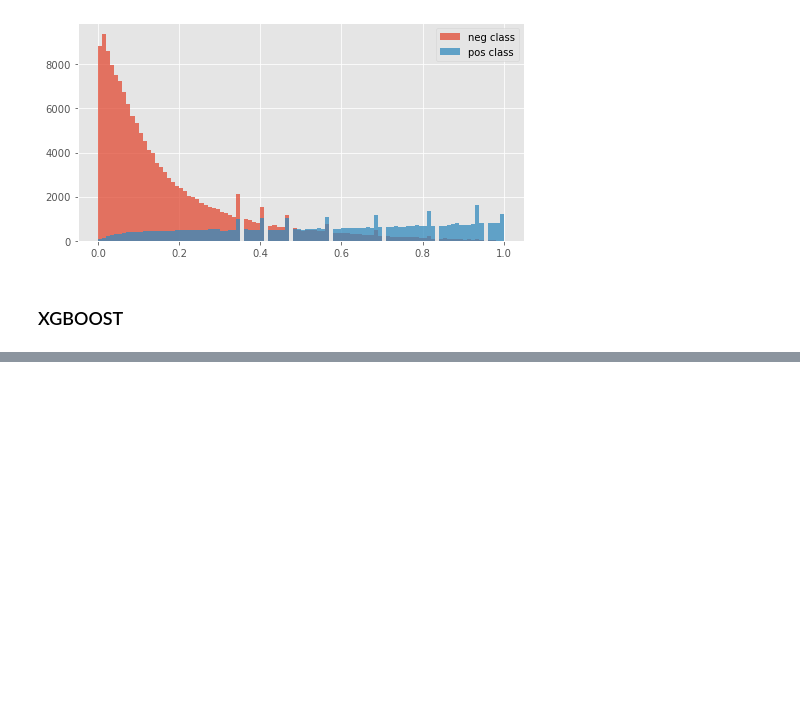
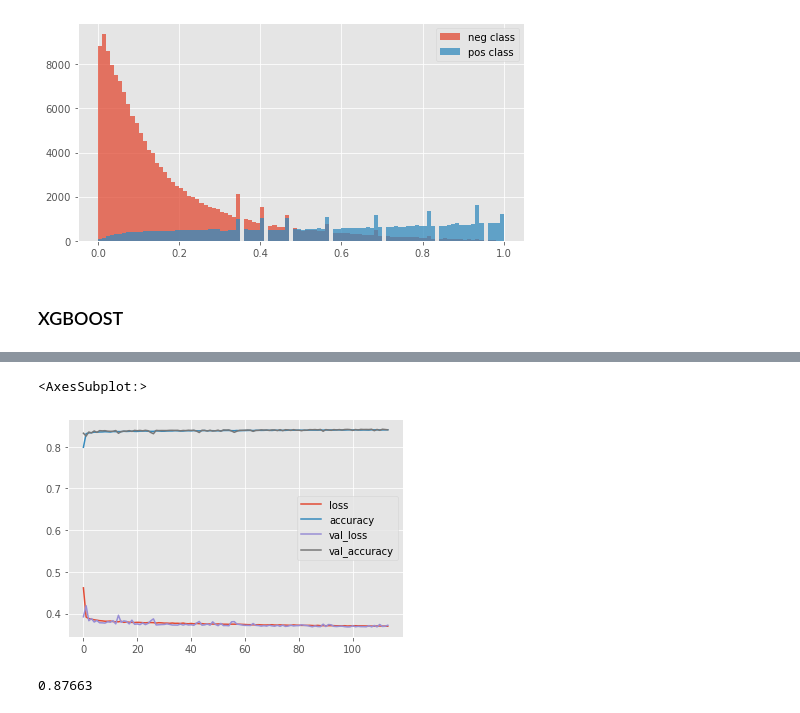
Before and after one commit to smeteo/Kaggle-Tabular-Competition-March, a Jupyter notebook: Tabular_March.ipynb, the cells around one changed output, grey strips where cells are left out. Drawn from its saved outputs; the diff is of its cells as text; code cells hidden in the pictures; blank space fills up the shorter version.

```diff
--- a/Tabular_March.ipynb
+++ b/Tabular_March.ipynb
@@ -190,0 +248,10 @@ print(f'{score:0.5f}') # 0.87323 shows we're doing better than a dummy model
+# %%
+model = Sequential()
+model.add(Dense(30, activation="relu"))
+model.add(Dense(15, activation="relu"))
+model.add(Dense(1, activation="sigmoid"))
+# %%
+model.compile(loss="binary_crossentropy", optimizer="adam", metrics=["accuracy"])
+# %%
+early_stop = EarlyStopping(monitor="val_loss", mode="min", verbose=1, patience = 15)
+model.fit(x=X_train, y=y_train, epochs=600,batch_size=512, validation_data=(X_test, y_test), verbose=1, callbacks=[early_stop])
@@ -190,0 +277,13 @@ print(f'{score:0.5f}') # 0.87323 shows we're doing better than a dummy model
+# %%
+model_loss = pd.DataFrame(model.history.history)
+# %%
+model_loss.plot()
+# %% [output]
+<AxesSubplot:>
+[figure, added]
+# %%
+y_pred = model.predict(X_test) # This grabs the positive class prediction
+score = roc_auc_score(y_test, y_pred)
+print(f'{score:0.5f}')
+# %% [output]
+0.87663
```
Also changed, not shown: parts of 21 cells of this notebook, 1 other file.
